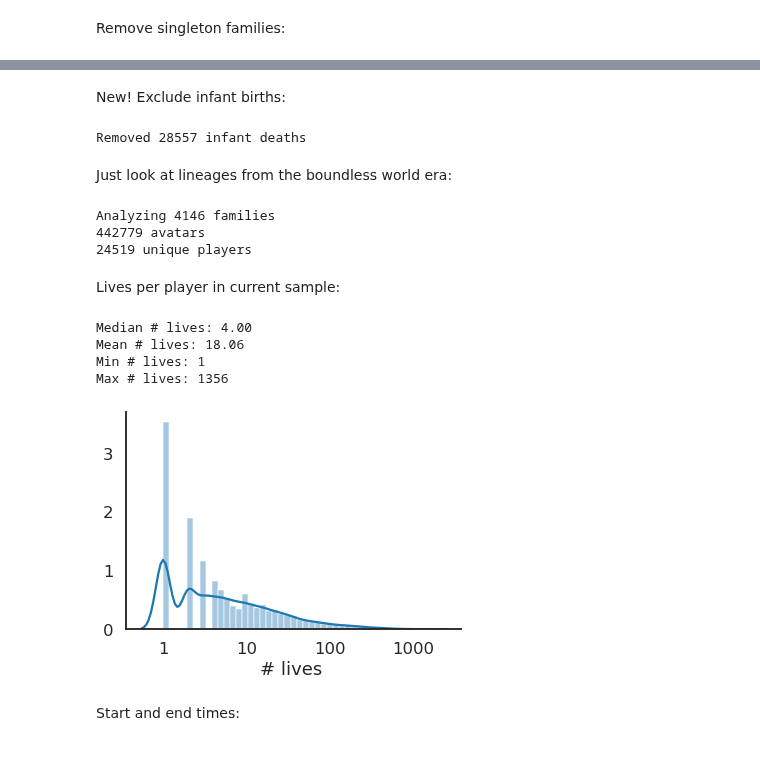
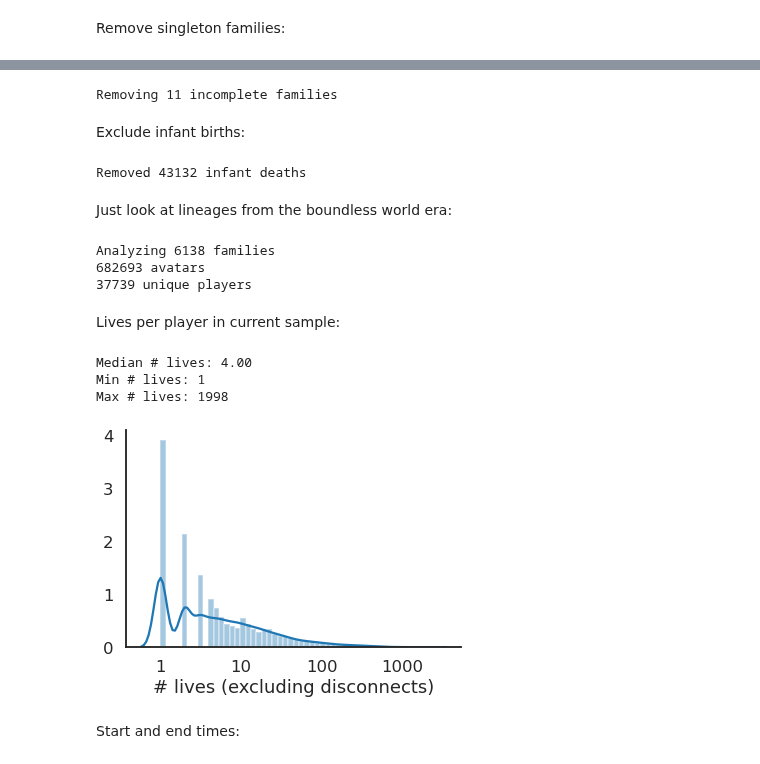
Before and after one commit to nataliavelez/OneHourOneLife, a Jupyter notebook: 2_demographics/2_6_lineage_success.ipynb, the cells around one changed output, grey strips where cells are left out. Saved outputs shown, nothing was run; the diff lists cells and outputs as text; code cells hidden in the pictures.

```diff
--- a/2_demographics/2_6_lineage_success.ipynb
+++ b/2_demographics/2_6_lineage_success.ipynb
@@ -108,5 +124,14 @@ Removing 5853 singleton families
+# %%
+idx = boundless_df.groupby(['family'])['tBirth'].transform(max) == boundless_df['tBirth']
+last_descendants = boundless_df[idx].copy()
+incomplete_fams = last_descendants[~np.isfinite(last_descendants.tDeath)].family.values
+
+print('Removing %i incomplete families' % len(incomplete_fams))
+boundless_df = boundless_df[~boundless_df['family'].isin(incomplete_fams)]
+# %% [output]
+Removing 11 incomplete families
 # %% [markdown]
-New! Exclude infant births:
+Exclude infant births:
 # %%
 orig_n = len(boundless_df)
 infant_deaths = np.loadtxt('outputs/infant_deaths.txt', dtype=np.int)
@@ -115,7 +140,7 @@ new_n = len(boundless_df)
 
 print('Removed %i infant deaths' % (orig_n - new_n))
 # %% [output]
-Removed 28557 infant deaths
+Removed 43132 infant deaths
 # %% [markdown]
 Just look at lineages from the boundless world era:
 # %%
@@ -125,33 +150,31 @@ print('Analyzing %i families' % len(boundless_families))
 print('%i avatars' % len(np.unique(boundless_df['avatar'])))
 print('%i unique players' % len(np.unique(boundless_df['player'])))
 # %% [output]
-Analyzing 4146 families
-442779 avatars
-24519 unique players
+Analyzing 6138 families
+682693 avatars
+37739 unique players
 # %% [markdown]
 Lives per player in current sample:
 # %%
 lineage_df = boundless_df.copy()
 player_summ = lineage_df.groupby('player')['avatar'].agg('count').reset_index()
 player_summ = player_summ.rename(columns={'avatar': 'n'})
 player_summ.head()
 
 # Plot
 print('Median # lives: %0.2f' % np.median(player_summ['n']))
-print('Mean # lives: %0.2f' % np.mean(player_summ['n']))
 print('Min # lives: %i' % np.min(player_summ['n']))
 print('Max # lives: %i' % np.max(player_summ['n']))
 
 fig,ax = plt.subplots()
 sns.distplot(np.log10(player_summ['n']),ax=ax)
-ax.set(xlabel='# lives ', xticks=range(4), xticklabels=[10**x for x in range(4)])
+ax.set(xlabel='# lives (excluding disconnects)', xticks=range(4), xticklabels=[10**x for x in range(4)])
 sns.despine()
 # %% [output]
 Median # lives: 4.00
-Mean # lives: 18.06
 Min # lives: 1
-Max # lives: 1356
+Max # lives: 1998
-[figure, old version]
+[figure, new version]
 # %% [markdown]
 Start and end times:
 # %%
```
Also changed, not shown: parts of 24 cells of this notebook, 2 other files.
